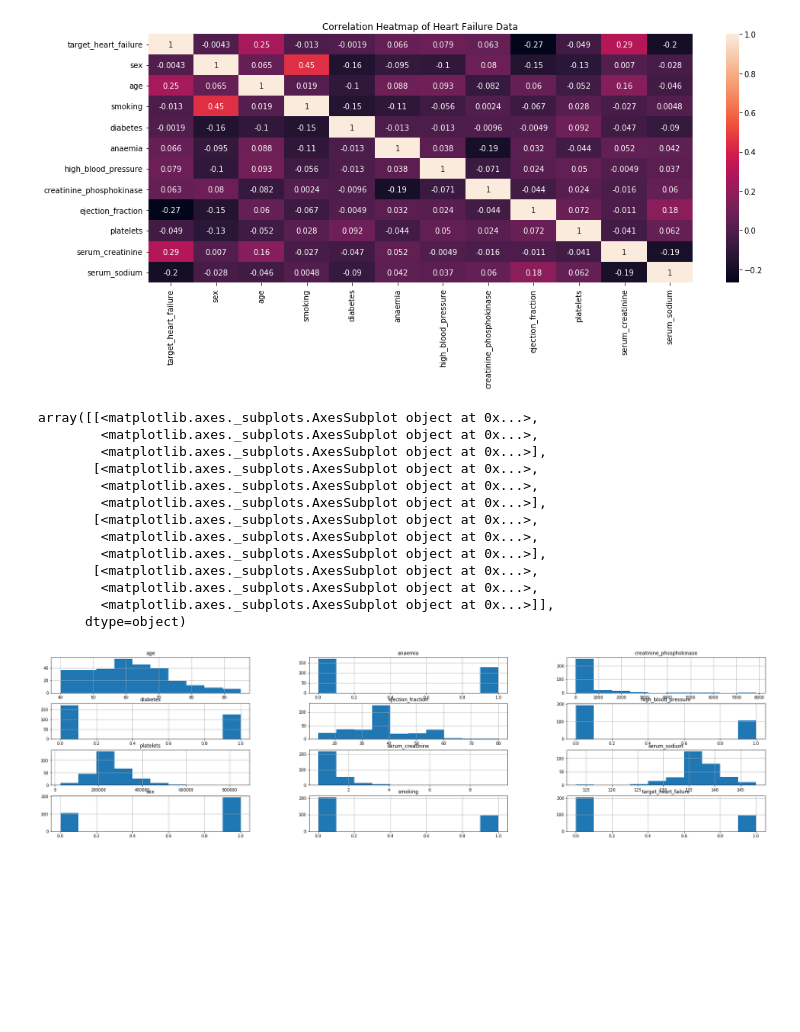
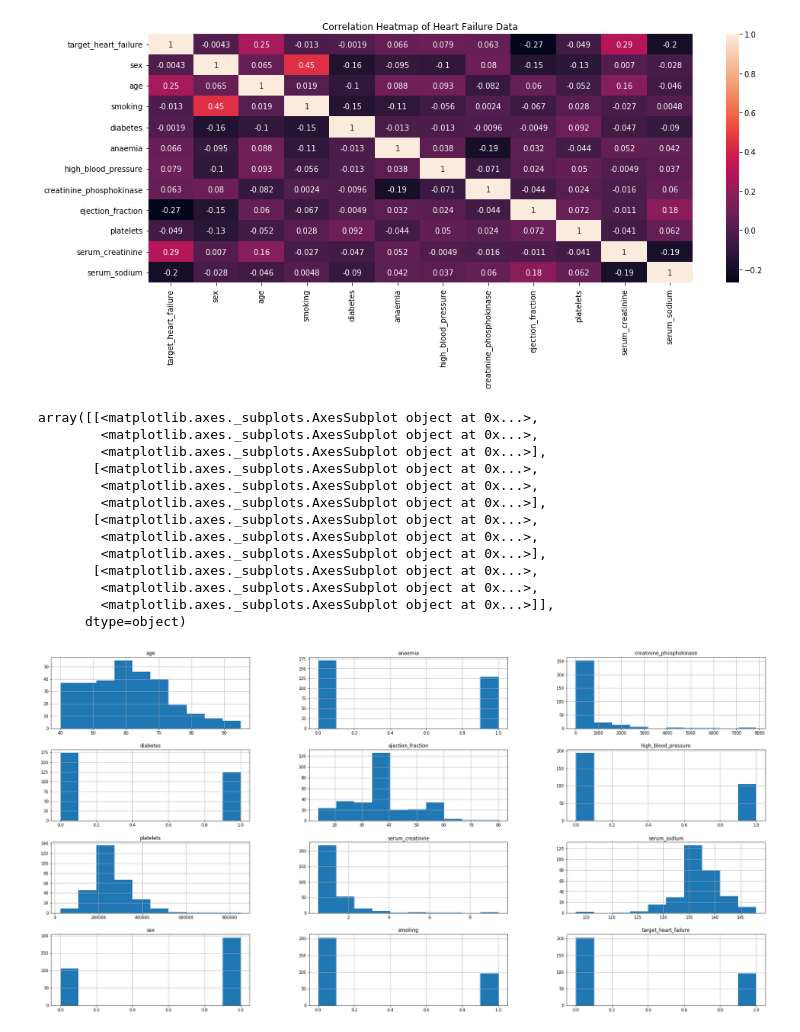
Before and after one commit to bishrtabbaa/amazon-sagemaker-examples, a Jupyter notebook: heartdisease/02b-HeartDisease-ExploratoryDataAnalysis.ipynb, the cells around one changed output. Cells and saved outputs as stored; diff of their text form; code cells hidden in the pictures; blank space fills up the shorter version.

```diff
--- a/heartdisease/02b-HeartDisease-ExploratoryDataAnalysis.ipynb
+++ b/heartdisease/02b-HeartDisease-ExploratoryDataAnalysis.ipynb
@@ -88,6 +89,5 @@ df_heart
 # rename and move target column to first column for later ML processing via CSV format
 # reorder bit flags to front for clarity
 df_heart.columns = ['age','anaemia','creatinine_phosphokinase','diabetes', 'ejection_fraction', 'high_blood_pressure','platelets','serum_creatinine','serum_sodium','sex','smoking','time','target_heart_failure']
-df_heart = df_heart[['target_heart_failure','sex','age','smoking','diabetes','anaemia','high_blood_pressure','creatinine_phosphokinase','ejection_fraction','platelets','serum_creatinine','serum_sodium']]
 df_heart
 # %% [output]
@@ -153,22 +153,22 @@ heatmap_heart
 # %%
 # cell 08 ... investigate distributions of features with highest correlations... age, serum_creatinine, ejection_fraction
 
-df_heart.hist(figsize=(32,8))
+df_heart.hist(figsize=(32,16))
 # %% [output]
 array([[<matplotlib.axes._subplots.AxesSubplot object at 0x...>,
         <matplotlib.axes._subplots.AxesSubplot object at 0x...>,
         <matplotlib.axes._subplots.AxesSubplot object at 0x...>],
        [<matplotlib.axes._subplots.AxesSubplot object at 0x...>,
         <matplotlib.axes._subplots.AxesSubplot object at 0x...>,
         <matplotlib.axes._subplots.AxesSubplot object at 0x...>],
        [<matplotlib.axes._subplots.AxesSubplot object at 0x...>,
         <matplotlib.axes._subplots.AxesSubplot object at 0x...>,
         <matplotlib.axes._subplots.AxesSubplot object at 0x...>],
        [<matplotlib.axes._subplots.AxesSubplot object at 0x...>,
         <matplotlib.axes._subplots.AxesSubplot object at 0x...>,
         <matplotlib.axes._subplots.AxesSubplot object at 0x...>]],
       dtype=object)
-[figure, old version]
+[figure, new version]
 # %%
 # cell 09a ... investigate ... age, sex, smoking, diabetes, high_blood_pressure, serum_creatinine, serum_sodium
 
```
Also changed, not shown: parts of 9 cells of this notebook, 2 other files.
